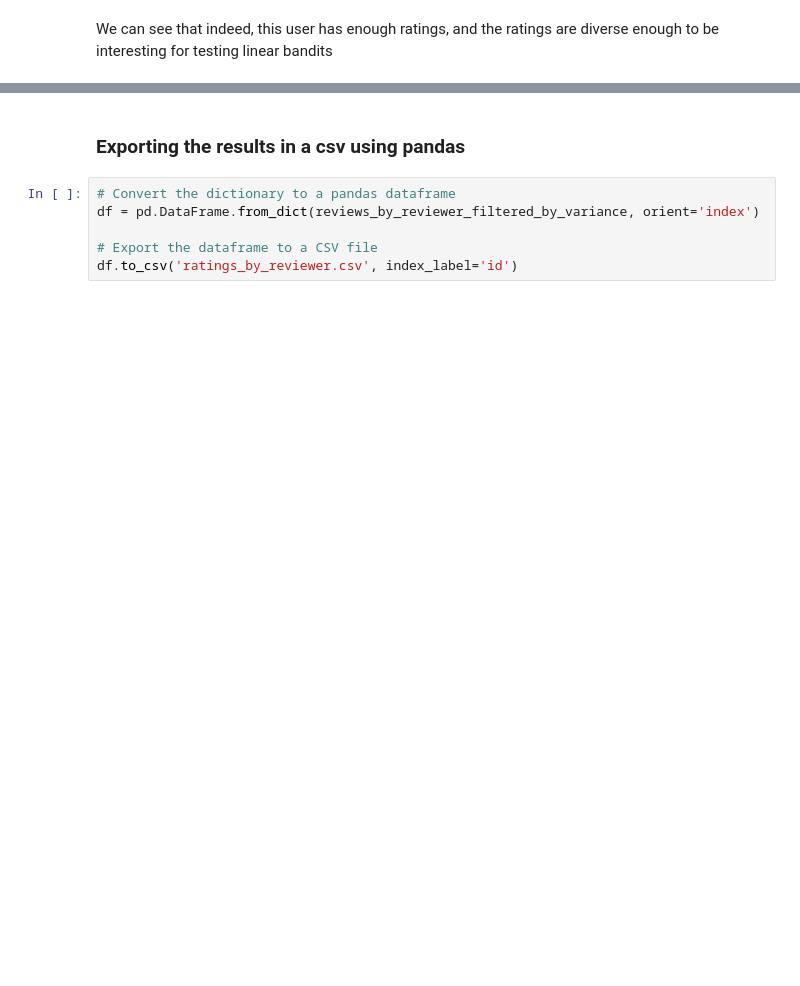
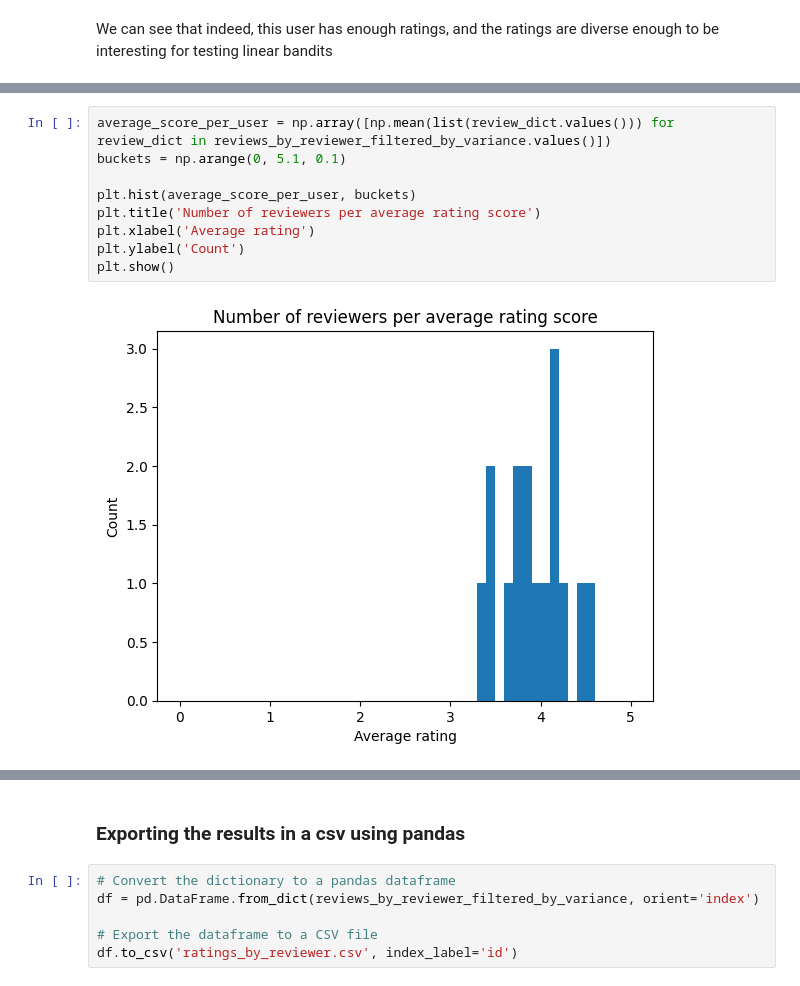
Before and after one commit to Thosam1/BachelorProject, a Jupyter notebook: Bandits/data-preprocessing/amazon_music_filtering.ipynb, the cells around one changed output, grey strips where cells are left out. Drawn from its saved outputs; the diff is of its cells as text; blank space fills up the shorter version.

```diff
--- a/Bandits/data-preprocessing/amazon_music_filtering.ipynb
+++ b/Bandits/data-preprocessing/amazon_music_filtering.ipynb
@@ -193,0 +210,11 @@ We can see that indeed, this user has enough ratings, and the ratings are divers
+# %%
+average_score_per_user = np.array([np.mean(list(review_dict.values())) for review_dict in reviews_by_reviewer_filtered_by_variance.values()])
+buckets = np.arange(0, 5.1, 0.1)
+
+plt.hist(average_score_per_user, buckets)
+plt.title('Number of reviewers per average rating score')
+plt.xlabel('Average rating')
+plt.ylabel('Count')
+plt.show()
+# %% [output]
+[figure, added]
```
Also changed, not shown: parts of 8 cells of this notebook, 7 other files.
